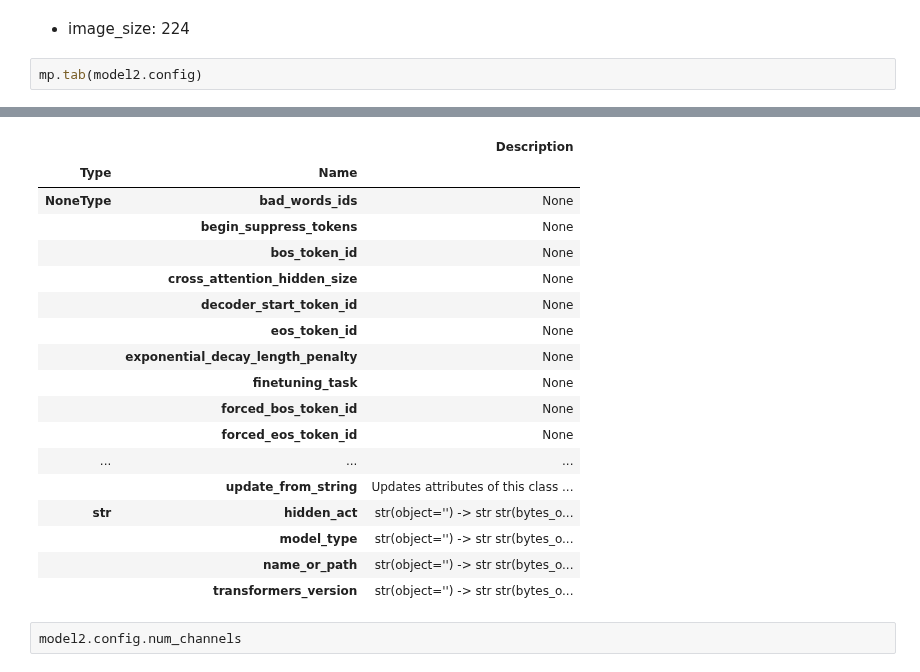
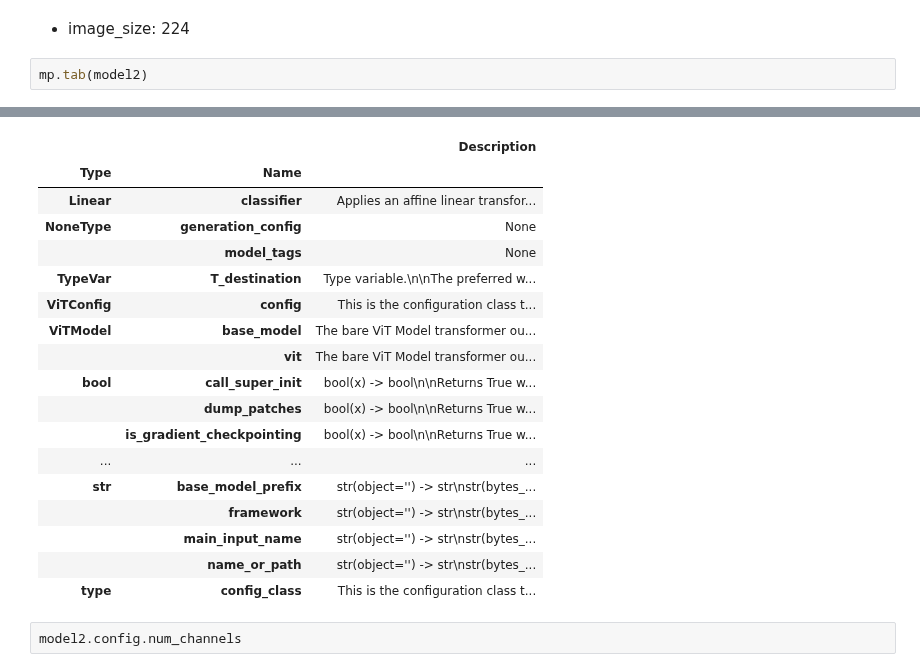
Before and after one commit to guebin/MP2024, a Jupyter notebook: posts/09wk-2.ipynb, the cells around one changed output, grey strips where cells are left out. Drawn from its saved outputs; the diff is of its cells as text.

```diff
--- a/posts/09wk-2.ipynb
+++ b/posts/09wk-2.ipynb
@@ -178,5 +178,5 @@ ViTConfig {
 # %% [markdown]
 - image_size: 224
 # %%
-mp.tab(model2.config)
+mp.tab(model2)
 # %% [output]
@@ -183,21 +184,21 @@ mp.tab(model2.config)
 |  |  | Description |
 | Type | Name |  |
-| NoneType | bad_words_ids | None |
-|  | begin_suppress_tokens | None |
-|  | bos_token_id | None |
-|  | cross_attention_hidden_size | None |
-|  | decoder_start_token_id | None |
-|  | eos_token_id | None |
-|  | exponential_decay_length_penalty | None |
-|  | finetuning_task | None |
-|  | forced_bos_token_id | None |
-|  | forced_eos_token_id | None |
+| Linear | classifier | Applies an affine linear transfor... |
+| NoneType | generation_config | None |
+|  | model_tags | None |
+| TypeVar | T_destination | Type variable.\n\nThe preferred w... |
+| ViTConfig | config | This is the configuration class t... |
+| ViTModel | base_model | The bare ViT Model transformer ou... |
+|  | vit | The bare ViT Model transformer ou... |
+| bool | call_super_init | bool(x) -> bool\n\nReturns True w... |
+|  | dump_patches | bool(x) -> bool\n\nReturns True w... |
+|  | is_gradient_checkpointing | bool(x) -> bool\n\nReturns True w... |
 | ... | ... | ... |
-|  | update_from_string | Updates attributes of this class ... |
-| str | hidden_act | str(object='') -> str str(bytes_o... |
-|  | model_type | str(object='') -> str str(bytes_o... |
-|  | name_or_path | str(object='') -> str str(bytes_o... |
-|  | transformers_version | str(object='') -> str str(bytes_o... |
+| str | base_model_prefix | str(object='') -> str\nstr(bytes_... |
+|  | framework | str(object='') -> str\nstr(bytes_... |
+|  | main_input_name | str(object='') -> str\nstr(bytes_... |
+|  | name_or_path | str(object='') -> str\nstr(bytes_... |
+| type | config_class | This is the configuration class t... |
 # %%
 model2.config.num_channels
 # %% [output]
```
Also changed, not shown: parts of 1 cell of this notebook, 20 other files.
